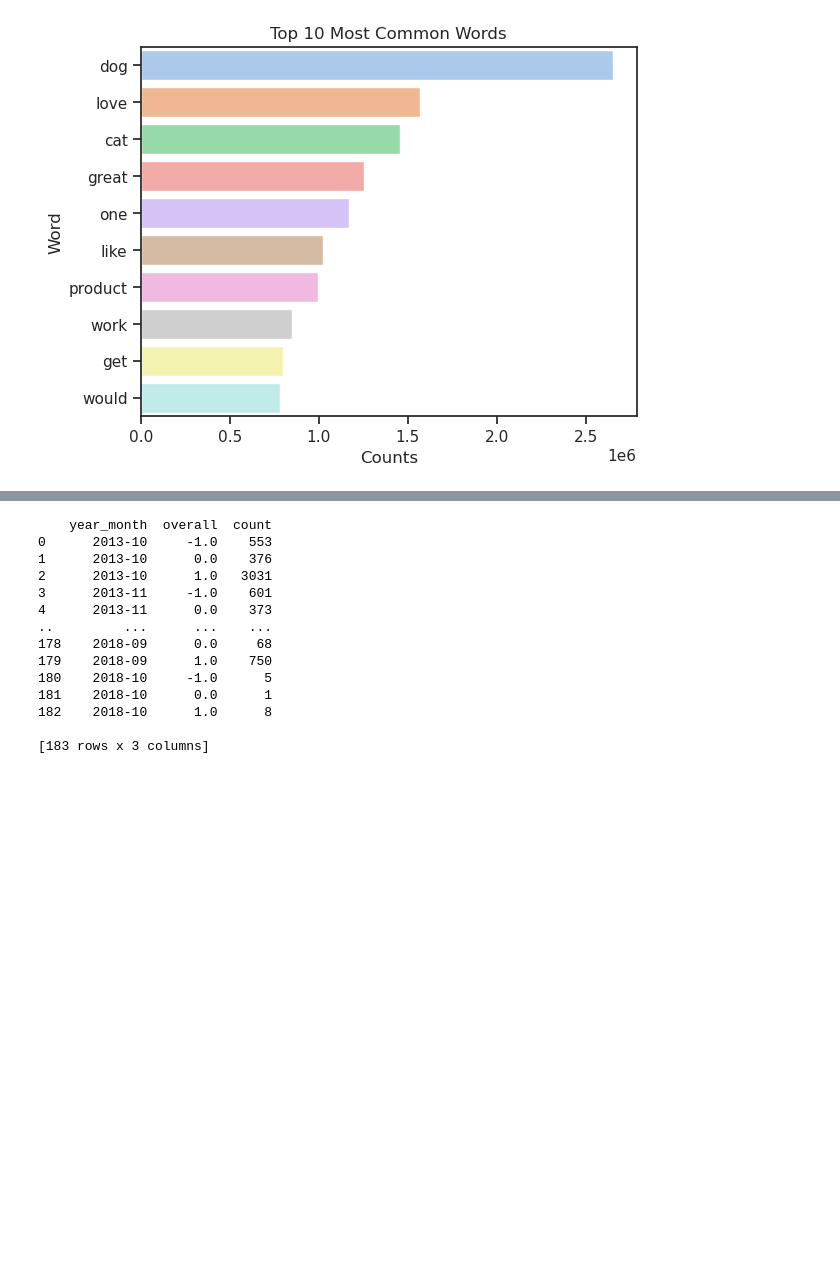
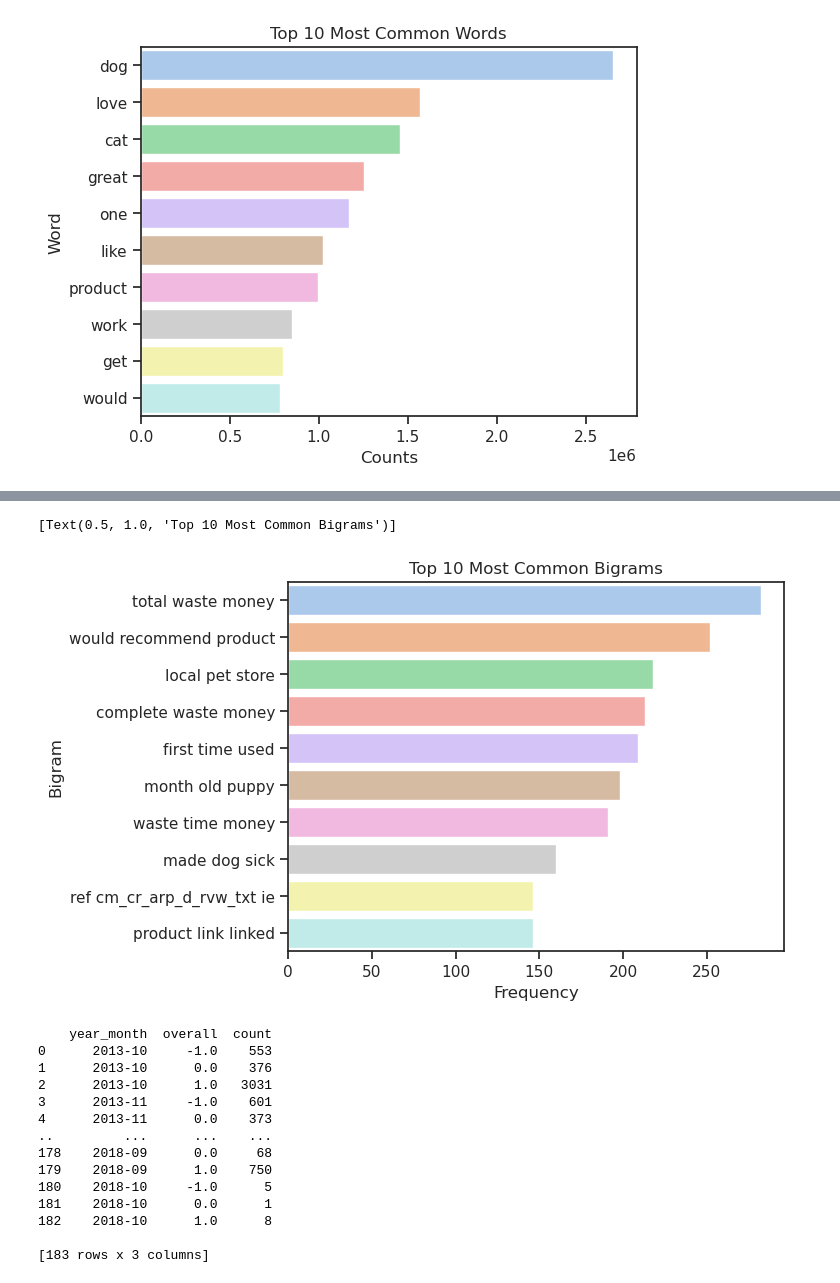
Before and after one commit to acmkc/NLP_Final_Individual_Project, a Jupyter notebook: Code/final.ipynb, the cells around one changed output, grey strips where cells are left out. Saved outputs shown, nothing was run; the diff lists cells and outputs as text; code cells hidden in the pictures; blank space fills up the shorter version.

```diff
--- a/Code/final.ipynb
+++ b/Code/final.ipynb
@@ -166,3 +192,22 @@ sns.barplot(x=ngram_freq['Frequency'][:10], y=ngram_freq['Bigram'][:10],palette=
+# %%
+percentage = 0.1  # 10% (change this value as needed)
+
+sampled_data = review.sample(frac=percentage, random_state=42)  # Randomly sample 10% of the data
+# %%
+from sklearn.feature_extraction.text import CountVectorizer
+
+cv = CountVectorizer(ngram_range=(3,3))
+bigrams = cv.fit_transform(sampled_data[sampled_data['overall'] == -1]['Text1'])
+
+import numpy as np
+count_values = np.array(bigrams.sum(axis=0)).flatten()
+ngram_freq = pd.DataFrame(sorted([(count_values[i], k) for k, i in cv.vocabulary_.items()], reverse = True))
+ngram_freq.columns = ["Frequency", "Bigram"]
+
+sns.barplot(x=ngram_freq['Frequency'][:10], y=ngram_freq['Bigram'][:10],palette='pastel',hue=ngram_freq['Bigram'][:10], legend=False).set( title='Top 10 Most Common Bigrams')
+# %% [output]
+[Text(0.5, 1.0, 'Top 10 Most Common Bigrams')]
+[figure, added]
 # %%
 percentage = 0.1  # 10% (change this value as needed)
 
```
Also changed, not shown: parts of 7 cells of this notebook.
